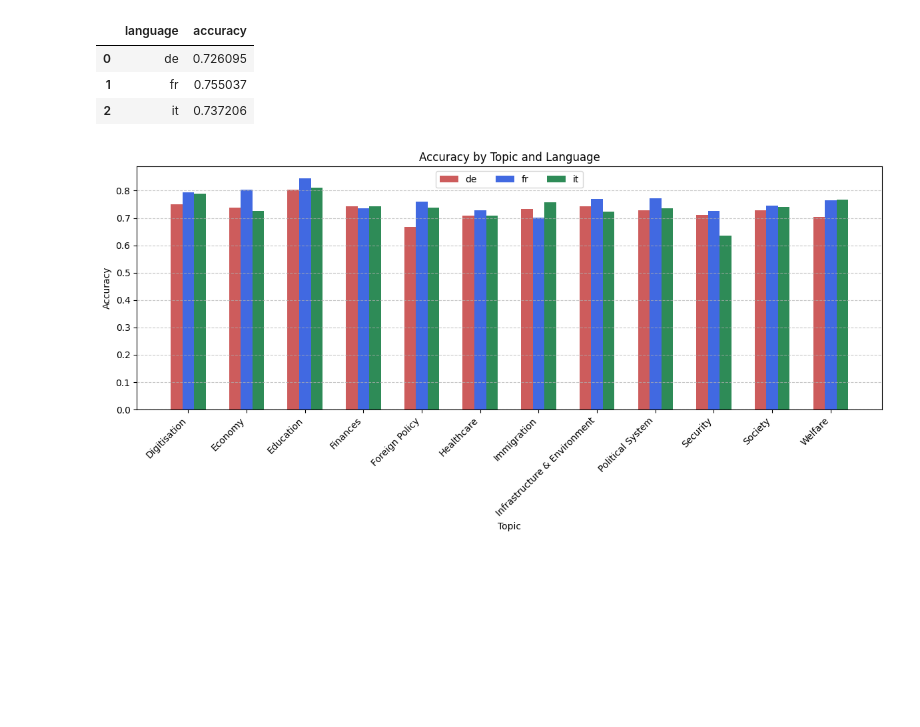
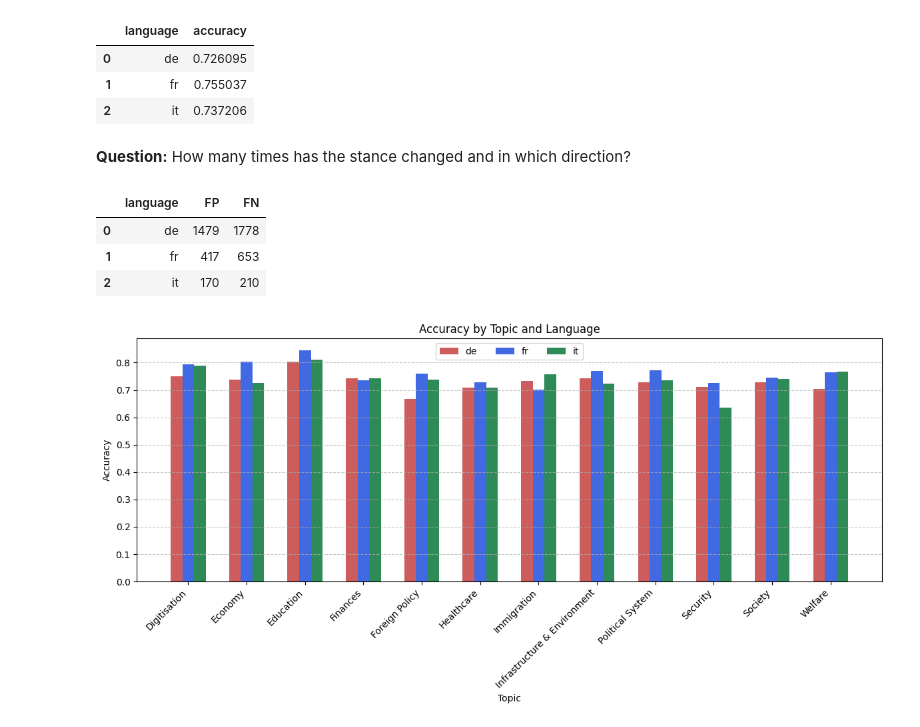
Before and after one commit to NazaninShafiabadi/StanceDetection, a Jupyter notebook: data/xstance/analysis.ipynb, the cells around one changed output. Drawn from its saved outputs; the diff is of its cells as text; code cells hidden in the pictures; blank space fills up the shorter version.

```diff
--- a/data/xstance/analysis.ipynb
+++ b/data/xstance/analysis.ipynb
@@ -110,6 +115,25 @@ bi_ft_acc
 | 0 | de | 0.726095 |
 | 1 | fr | 0.755037 |
 | 2 | it | 0.737206 |
+# %% [markdown]
+**Question:** How many times has the stance changed and in which direction?
+# %%
+incorrect_preds = bi_test_preds.query("label != prediction")
+
+# Compute FP (AGAINST → FAVOR) and FN (FAVOR → AGAINST)
+false_preds = incorrect_preds.groupby('language').apply(
+    lambda x: pd.Series({
+        'FP': (x['prediction'] == 'FAVOR').sum(),  # Count FP (AGAINST → FAVOR)
+        'FN': (x['prediction'] == 'AGAINST').sum()     # Count FN (FAVOR → AGAINST)
+    })
+).reset_index()
+
+false_preds
+# %% [output]
+|  | language | FP | FN |
+| 0 | de | 1479 | 1778 |
+| 1 | fr | 417 | 653 |
+| 2 | it | 170 | 210 |
 # %%
 # test_preds_by_topics = test_preds.groupby(['topic', 'language'])[['label', 'prediction']]\
 #     .apply(lambda x: (x['label'] == x['prediction']).mean())\
```
Also changed, not shown: parts of 8 cells of this notebook, 3 other files.
